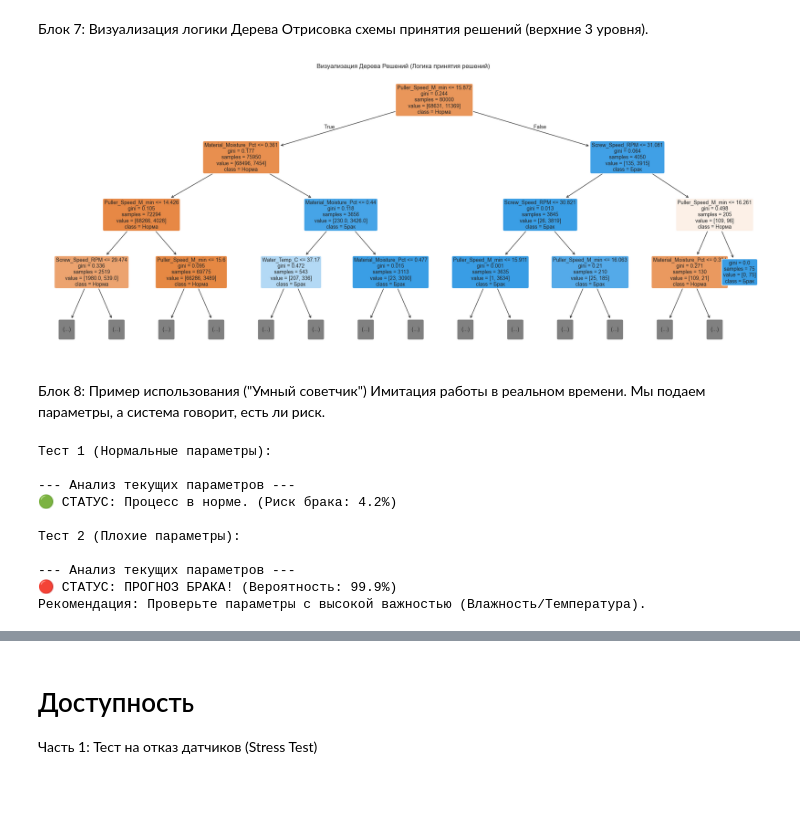
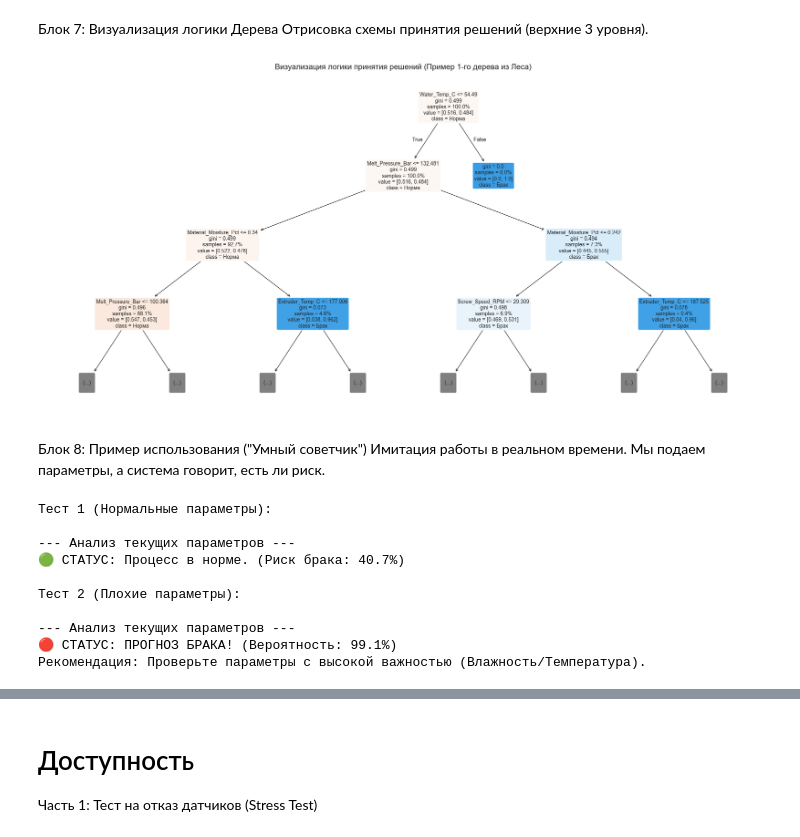
Before and after one commit to HellCatten/filament-quality-ai-prediction, a Jupyter notebook: base_tree.ipynb, the cells around one changed output, grey strips where cells are left out. Drawn from its saved outputs; the diff is of its cells as text; code cells hidden in the pictures; blank space fills up the shorter version.

```diff
--- a/base_tree.ipynb
+++ b/base_tree.ipynb
@@ -15,7 +15,7 @@ sns.set(style="whitegrid")
 
 # Загрузка данных из CSV файла
 try:
-    df = pd.read_csv('filament_production_data.csv')
+    df = pd.read_csv('filament_production_data_noisy.csv')
     print("Файл успешно загружен!")
     print(f"Размерность данных: {df.shape}")
 except FileNotFoundError:
@@ -57,9 +57,13 @@ X_train, X_test, y_train, y_test = train_test_split(X, y, test_size=0.2, random_
 # %% [markdown]
 Блок 3: Обучение модели (Decision Tree)
 # %%
-# Создаем и обучаем модель
-# max_depth=5 ограничивает глубину дерева, чтобы избежать переобучения и сохранить интерпретируемость
-clf = DecisionTreeClassifier(max_depth=5, random_state=42)
+from sklearn.ensemble import RandomForestClassifier
+from sklearn.metrics import accuracy_score, classification_report, confusion_matrix, roc_curve, auc
+
+# Создаем и обучаем модель Random Forest
+# n_estimators=100: Создаем "лес" из 100 деревьев
+# max_depth=10: Ограничиваем глубину, чтобы модель не была слишком тяжелой, но достаточно умной
+clf = RandomForestClassifier(n_estimators=100, max_depth=10, random_state=42, n_jobs=-1)
 
 clf.fit(X_train, y_train)
 
@@ -67,5 +71,6 @@ clf.fit(X_train, y_train)
 y_pred = clf.predict(X_test)            # Классы (0 или 1)
 y_prob = clf.predict_proba(X_test)[:, 1] # Вероятности (от 0 до 1)
 
-print("Модель успешно обучена.")
+print(f"Модель Random Forest успешно обучена.")
+print(f"Точность (Accuracy): {accuracy_score(y_test, y_pred):.4f}")
 # %% [output]
@@ -121,18 +135,31 @@ plt.show()
 Блок 7: Визуализация логики Дерева
 Отрисовка схемы принятия решений (верхние 3 уровня).
 # %%
-plt.figure(figsize=(25, 10))
-plot_tree(clf,
-          feature_names=X.columns,
+from sklearn.tree import plot_tree, export_text
+
+# Берем первое дерево из нашего леса (всего их там 100)
+one_tree = clf.estimators_[0]
+
+plt.figure(figsize=(25, 12))
+
+# Рисуем дерево
+# filled=True: раскрашивает узлы (синий - норма, оранжевый - брак)
+# proportion=True: показывает доли в процентах, а не в штуках
+# precision=2: количество знаков после запятой
+plot_tree(one_tree,
+          feature_names=X_train.columns,
           class_names=['Норма', 'Брак'],
           filled=True,
           rounded=True,
           fontsize=10,
-          max_depth=3)
-plt.title("Визуализация Дерева Решений (Логика принятия решений)")
+          max_depth=3,    # Показываем только верхние 3 уровня, чтобы было читаемо
+          proportion=True # Показывает вероятности (доли), а не количество штук
+         )
+
+plt.title("Визуализация логики принятия решений (Пример 1-го дерева из Леса)", fontsize=15)
 plt.show()
 # %% [output]
-[figure, old version]
+[figure, new version]
 # %% [markdown]
 Блок 8: Пример использования ("Умный советчик")
 Имитация работы в реальном времени. Мы подаем параметры, а система говорит, есть ли риск.
@@ -181,10 +208,10 @@ check_process_status(sample_risk, clf)
 Тест 1 (Нормальные параметры):
 
 --- Анализ текущих параметров ---
-🟢 СТАТУС: Процесс в норме. (Риск брака: 4.2%)
+🟢 СТАТУС: Процесс в норме. (Риск брака: 40.7%)
 
 Тест 2 (Плохие параметры):
 
 --- Анализ текущих параметров ---
-🔴 СТАТУС: ПРОГНОЗ БРАКА! (Вероятность: 99.9%)
+🔴 СТАТУС: ПРОГНОЗ БРАКА! (Вероятность: 99.1%)
 Рекомендация: Проверьте параметры с высокой важностью (Влажность/Температура).
```
Also changed, not shown: parts of 19 cells of this notebook, 2 other files.
